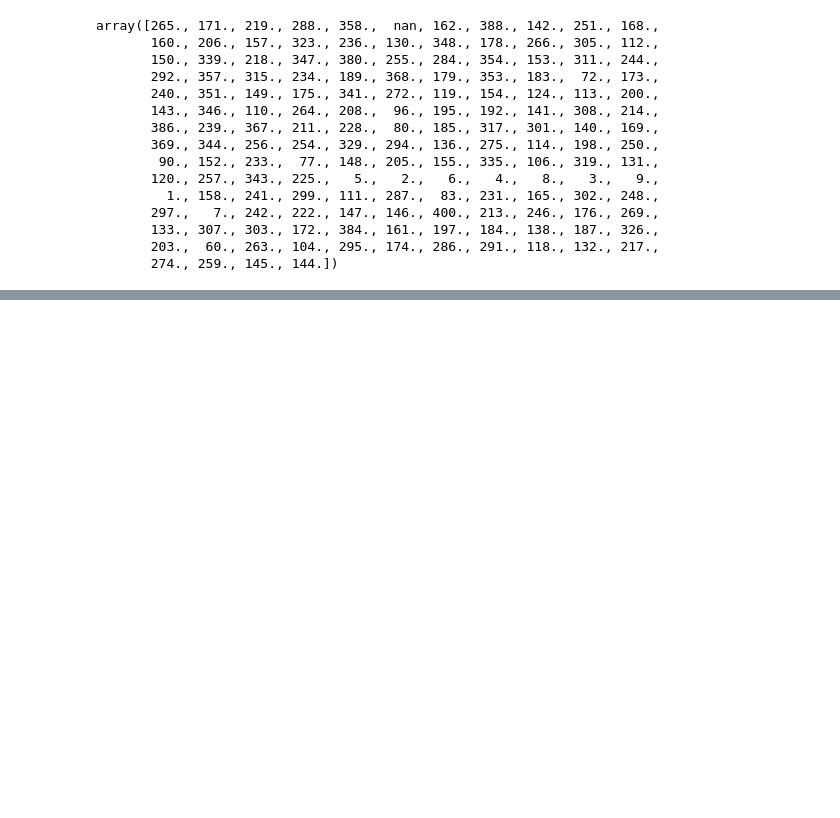
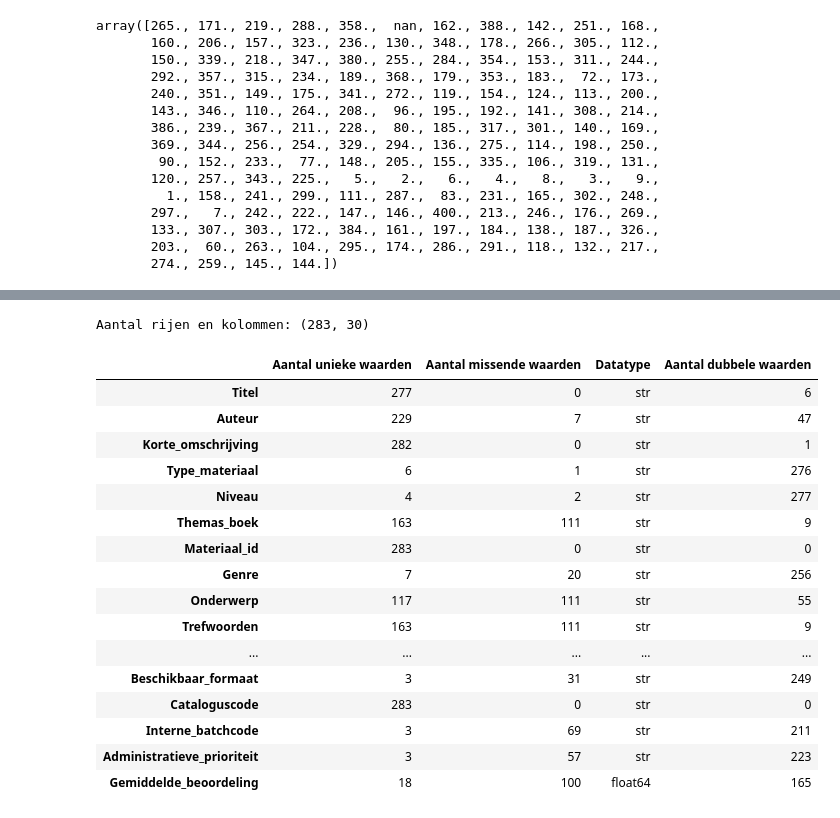
Before and after one commit to NannaLakens1/SE-2.1-2.2-LU2, a Jupyter notebook: lu2_opdrachten/Analyse.ipynb, the cells around one changed output, grey strips where cells are left out. Saved outputs shown, nothing was run; the diff lists cells and outputs as text; code cells hidden in the pictures; blank space fills up the shorter version.

```diff
--- a/lu2_opdrachten/Analyse.ipynb
+++ b/lu2_opdrachten/Analyse.ipynb
@@ -3,7 +3,7 @@ import pandas as pd
 import numpy as np
 import seaborn as sns
 import matplotlib.pyplot as plt
-df = pd.read_csv("../lu2_datasets/Extra_Leescatalogus_Opgeschoond.csv")
+df = pd.read_csv("../lu2_datasets/Leescatalogus_Opgeschoond.csv")
 # %%
 df.describe()
 #df.info()
@@ -182,0 +202,32 @@ array([265., 171., 219., 288., 358.,  nan, 162., 388., 142., 251., 168.,
+# %%
+# aantal unieke en missende waarden en datatypes
+print("Aantal rijen en kolommen:", df.shape)
+overzicht = pd.DataFrame({
+    "Aantal unieke waarden": df.nunique(),
+    "Aantal missende waarden": df.isna().sum(),
+    "Datatype": df.dtypes,
+    "Aantal dubbele waarden": df.apply(
+        lambda kolom: kolom.dropna().duplicated().sum()
+    )
+})
+
+display(overzicht)
+# %% [output]
+Aantal rijen en kolommen: (283, 30)
+|  | Aantal unieke waarden | Aantal missende waarden | Datatype | Aantal dubbele waarden |
+| Titel | 277 | 0 | str | 6 |
+| Auteur | 229 | 7 | str | 47 |
+| Korte_omschrijving | 282 | 0 | str | 1 |
+| Type_materiaal | 6 | 1 | str | 276 |
+| Niveau | 4 | 2 | str | 277 |
+| Themas_boek | 163 | 111 | str | 9 |
+| Materiaal_id | 283 | 0 | str | 0 |
+| Genre | 7 | 20 | str | 256 |
+| Onderwerp | 117 | 111 | str | 55 |
+| Trefwoorden | 163 | 111 | str | 9 |
+| ... | ... | ... | ... | ... |
+| Beschikbaar_formaat | 3 | 31 | str | 249 |
+| Cataloguscode | 283 | 0 | str | 0 |
+| Interne_batchcode | 3 | 69 | str | 211 |
+| Administratieve_prioriteit | 3 | 57 | str | 223 |
+| Gemiddelde_beoordeling | 18 | 100 | float64 | 165 |
```
Also changed, not shown: parts of 5 cells of this notebook, 9 other files.
